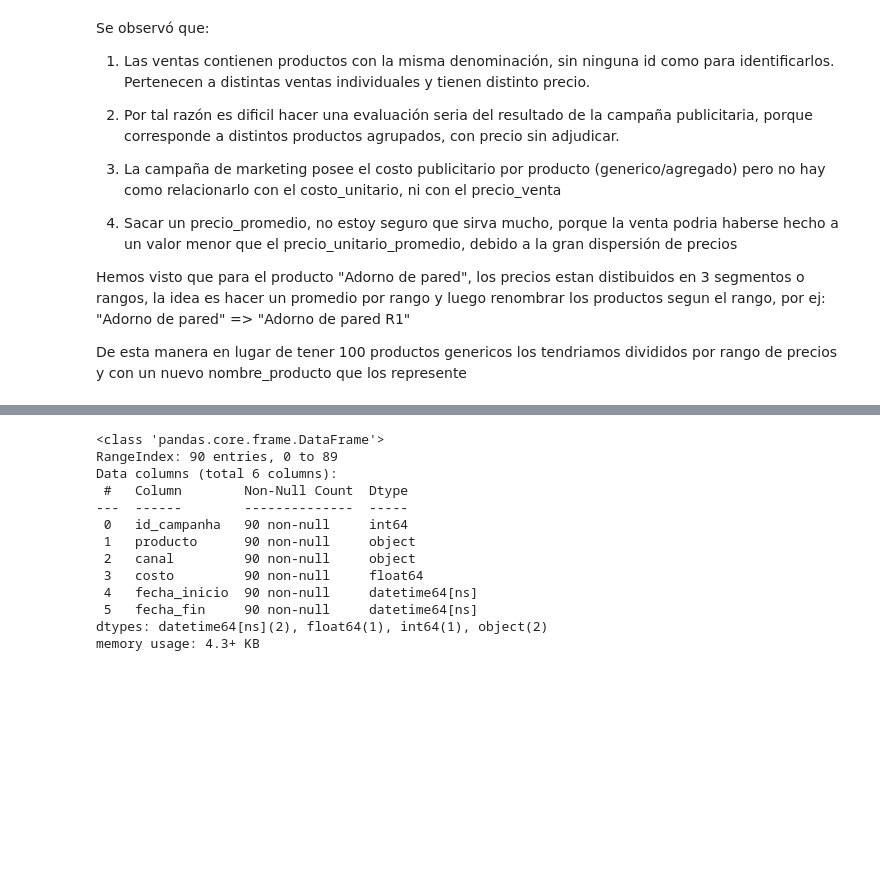
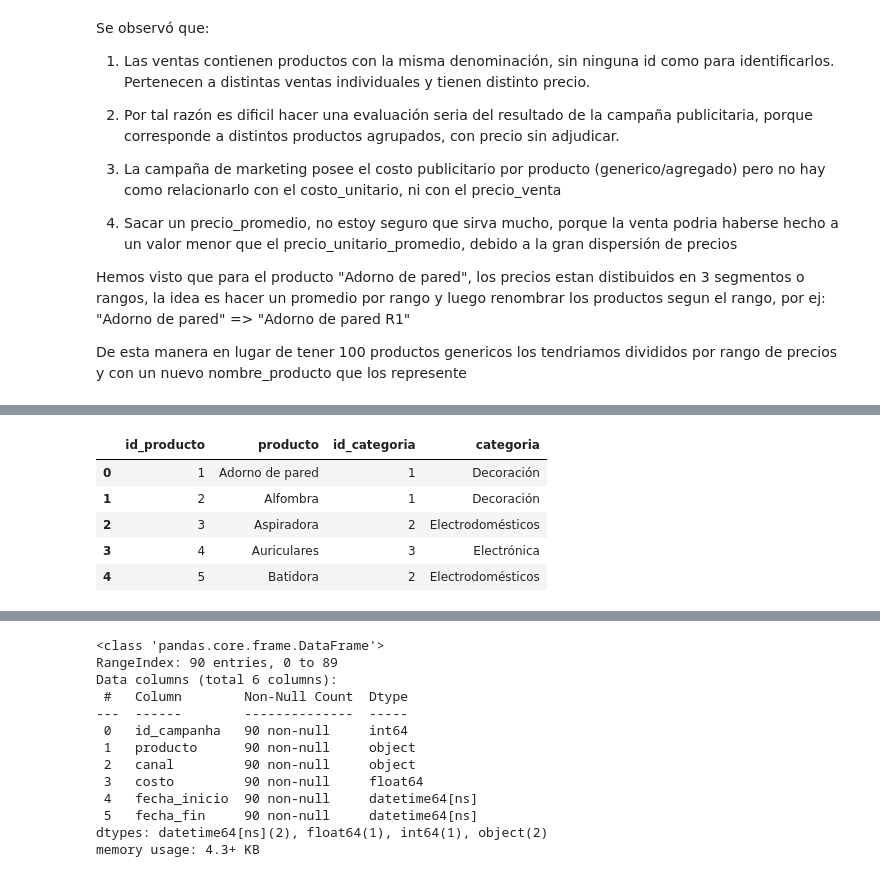
Before and after one commit to alex-degarate/DAnalytics, a Jupyter notebook: preproyecto/anexo_2.ipynb, the cells around one changed output, grey strips where cells are left out. Drawn from its saved outputs; the diff is of its cells as text; code cells hidden in the pictures; blank space fills up the shorter version.

```diff
--- a/preproyecto/anexo_2.ipynb
+++ b/preproyecto/anexo_2.ipynb
@@ -87,22 +116,28 @@ df_pp_ventas[df_pp_ventas["producto"] == "Adorno de pared"].head(100)
 #sort_values(by="valor_venta", ascending=False, inplace=True)
 #df_pp_ventas.head()
 # %%
-'''
-# Crear a nuevo DF con productos unicos y sus categorias de df_pp_ventas
+# CREAR TABLA [ producto ]
+# Crear un nuevo DF con productos unicos y sus categorias de df_pp_ventas
 df_producto = df_pp_ventas[["producto", "categoria"]].drop_duplicates().reset_index(drop=True)
 
 # Create a unique id_producto for each product
 df_producto["id_producto"] = df_producto.index + 1
 
 # Create a unique id_categoria for each category
 df_producto["id_categoria"] = df_producto["categoria"].astype('category').cat.codes + 1
 
 # Reorder columns to match the requested order
 df_producto = df_producto[["id_producto", "producto", "id_categoria", "categoria"]]
 
 # Visualizar el nuevo DF
 display(df_producto.head())
-'''
+# %% [output]
+|  | id_producto | producto | id_categoria | categoria |
+| 0 | 1 | Adorno de pared | 1 | Decoración |
+| 1 | 2 | Alfombra | 1 | Decoración |
+| 2 | 3 | Aspiradora | 2 | Electrodomésticos |
+| 3 | 4 | Auriculares | 3 | Electrónica |
+| 4 | 5 | Batidora | 2 | Electrodomésticos |
 # %%
 # ventas_categoria.sort_values(by="valor_venta", ascending=False, inplace=True)
 # mal df_pp_ventas[df_pp_ventas["producto"]].sum()
```
Also changed, not shown: parts of 6 cells of this notebook.
